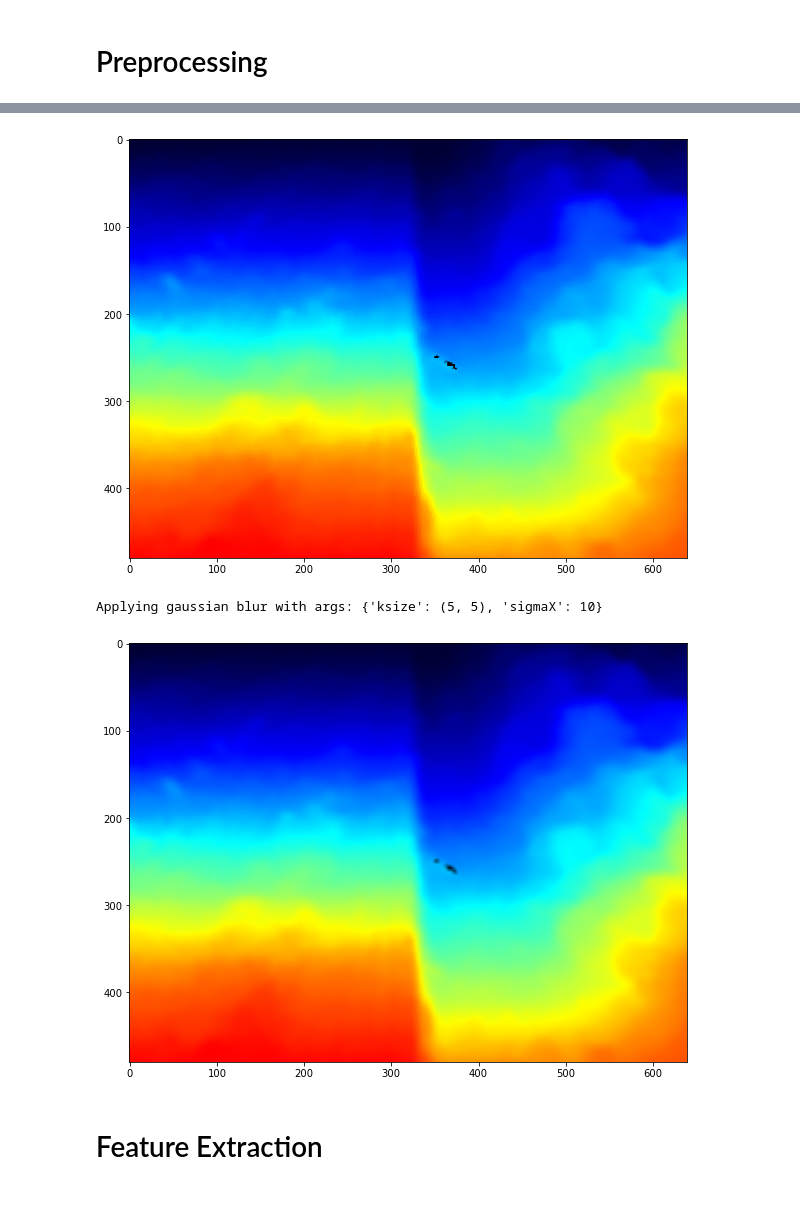
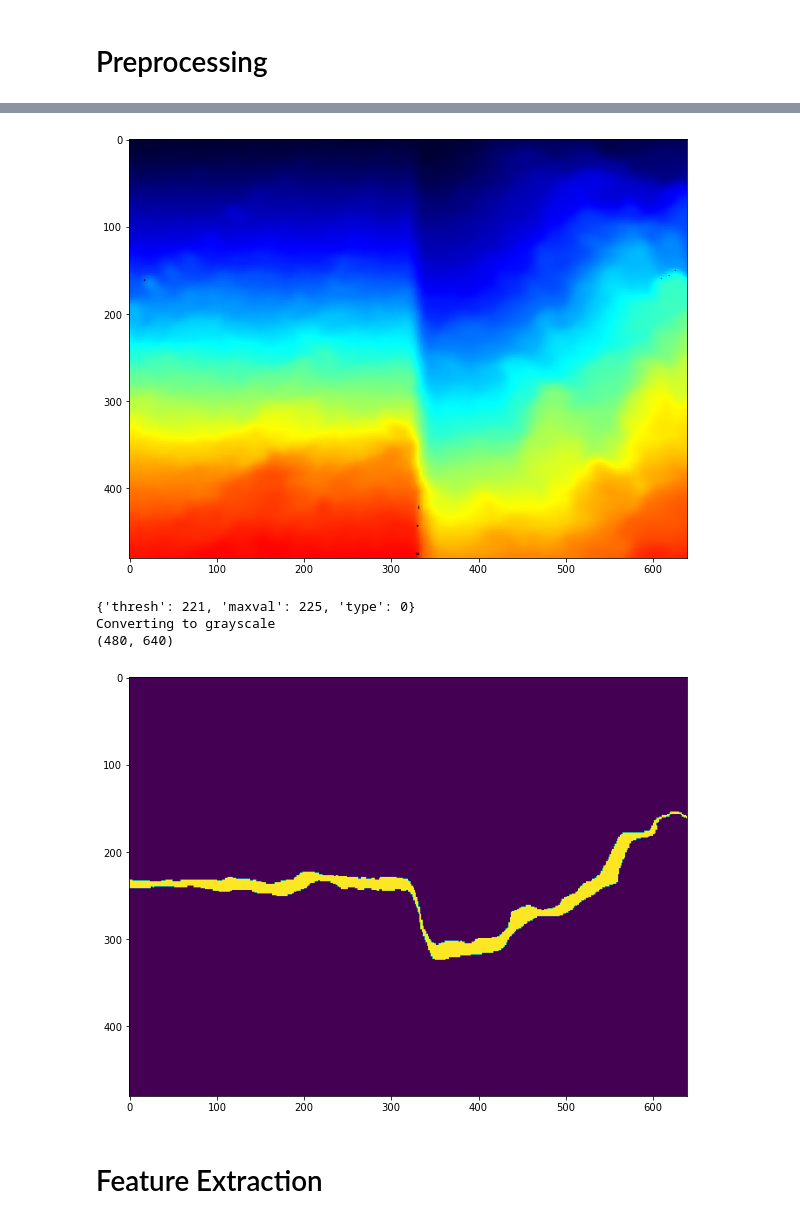
Before and after one commit to free-bit/furrow-edge-detector, a Jupyter notebook: Image Processing & Feature Detection.ipynb, the cells around one changed output, grey strips where cells are left out. Saved outputs shown, nothing was run; the diff lists cells and outputs as text; code cells hidden in the pictures.

Commit message:
Thresholding added, Hough lines and contours on the way

```diff
--- a/Image Processing & Feature Detection.ipynb
+++ b/Image Processing & Feature Detection.ipynb
@@ -133,7 +202,7 @@ for folder in folders:
 
     rgb_img = cv2.imread(rgb_im_path, cv2.IMREAD_COLOR)     # BGR image
     depth_img = cv2.imread(depth_im_path, cv2.IMREAD_COLOR) # BGR image
-    depth_arr = np.load(depth_arr_path)
+    depth_arr = None # np.load(depth_arr_path, allow_pickle=True) # TODO: Save frames with allow_pickle=False
     triplets.append((rgb_img, depth_img, depth_arr))
 
 print("Number of triplets:", len(triplets))
@@ -157,6 +226,11 @@ show_image_pairs(rgb_img, depth_img)
 config = {
     "Grayscale": {},
     "Contrast": {},
+    "Threshold": {
+        "thresh": 127,
+        "maxval": 255,
+        "type": cv2.THRESH_BINARY,
+    },
     "Average Blur": {
         "ksize": 3
     },
@@ -183,6 +257,7 @@ config = {
 preproc_funcs = {
     "Grayscale": convert_grayscale,
     "Contrast": enhance_contrast,
+    "Threshold": apply_threshold,
     "Average Blur": apply_avg_blur,
     "Median Blur": apply_median_blur,
     "Bilateral Filter": apply_bilateral_filter,
@@ -194,6 +269,7 @@ detect_funcs = {
 }
 
 # Defining UI elements for configurations
+threshold_ui = interactive(threshold_config, thresh=(0,255), maxval=(0,255), type={"Binary": cv2.THRESH_BINARY, "Mask": cv2.THRESH_MASK})
 avg_blur_ui = interactive(avg_blur_config, ksize=(1,20))
 median_blur_ui = interactive(median_blur_config, ksize=(1,20))
 bilateral_filter_ui = interactive(bilateral_filter_config, d=(1,20), sigmaColor=(1,100), sigmaSpace=(1,100))
@@ -204,6 +280,7 @@ canny_ui = interactive(canny_config, threshold1=(0,100), threshold2=(0,100))
 preproc_ui = {
     "Grayscale": None,
     "Contrast": None,
+    "Threshold": threshold_ui,
     "Average Blur": avg_blur_ui,
     "Median Blur": median_blur_ui,
     "Bilateral Filter": bilateral_filter_ui,
@@ -258,20 +333,21 @@ interactive(children=(IntSlider(value=50, description='threshold1'), IntSlider(v
 # %%
 # Update parameters based on UI elements
-for k in selected:
-    if config_ui[k]:
-        config[k] = config_ui[k].result
+update_state_with_ui(config, config_ui, selected)
 
 orig = depth_img
 modified = orig.copy() # Modify the deep copy of the original image
 show_image(orig)
 
 for p in preproccessing.value:
     modified = preproc_funcs[p](modified, **config[p])
+    print(modified.shape)
     show_image(modified)
 # %% [output]
-[figure, old version]
+[figure, new version]
-Applying gaussian blur with args: {'ksize': (5, 5), 'sigmaX': 10}
+{'thresh': 221, 'maxval': 225, 'type': 0}
+Converting to grayscale
+(480, 640)
-[figure, old version]
+[figure, new version]
 # %% [markdown]
 # Feature Extraction
 # %%
```
Also changed, not shown: parts of 23 cells of this notebook.
